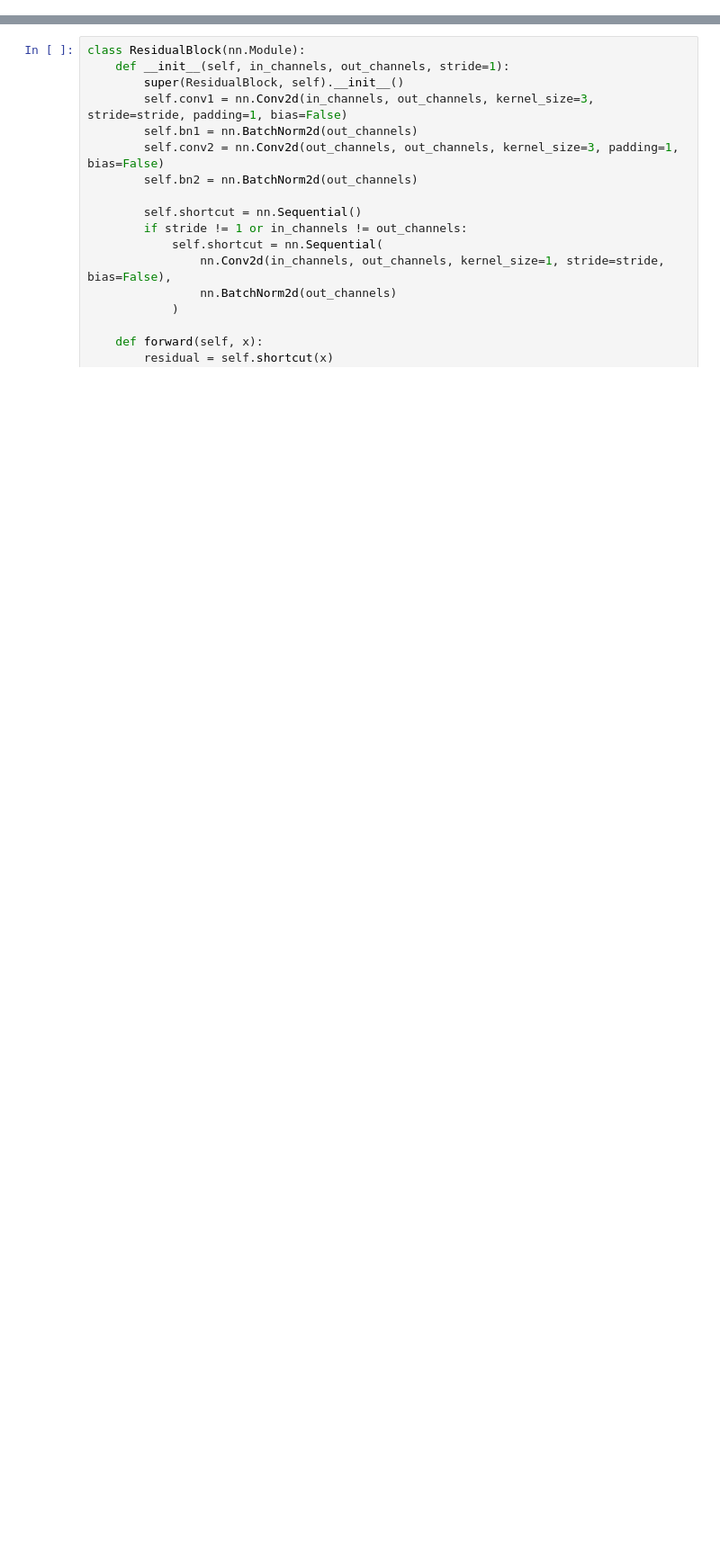
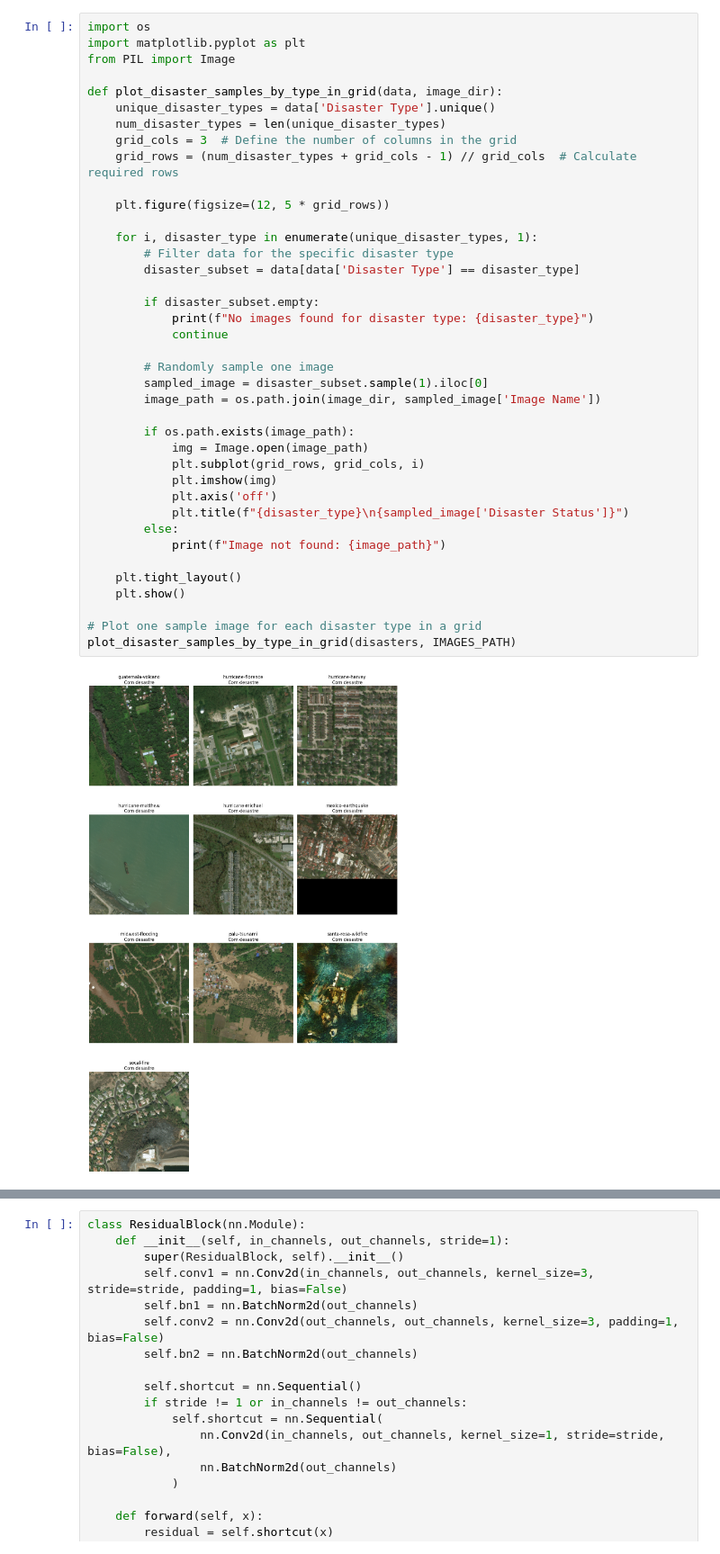
Before and after one commit to Gustavoaluiz/unsupervised_disaster, a Jupyter notebook: baseline_resnet.ipynb, the cells around one changed output, grey strips where cells are left out. Shown at 90% size. Drawn from its saved outputs; the diff is of its cells as text; blank space fills up the shorter version.

```diff
--- a/baseline_resnet.ipynb
+++ b/baseline_resnet.ipynb
@@ -96,0 +142,41 @@ import torch.nn.functional as F
+# %%
+import os
+import matplotlib.pyplot as plt
+from PIL import Image
+
+def plot_disaster_samples_by_type_in_grid(data, image_dir):
+    unique_disaster_types = data['Disaster Type'].unique()
+    num_disaster_types = len(unique_disaster_types)
+    grid_cols = 3  # Define the number of columns in the grid
+    grid_rows = (num_disaster_types + grid_cols - 1) // grid_cols  # Calculate required rows
+
+    plt.figure(figsize=(12, 5 * grid_rows))
+
+    for i, disaster_type in enumerate(unique_disaster_types, 1):
+        # Filter data for the specific disaster type
+        disaster_subset = data[data['Disaster Type'] == disaster_type]
+
+        if disaster_subset.empty:
+            print(f"No images found for disaster type: {disaster_type}")
+            continue
+
+        # Randomly sample one image
+        sampled_image = disaster_subset.sample(1).iloc[0]
+        image_path = os.path.join(image_dir, sampled_image['Image Name'])
+
+        if os.path.exists(image_path):
+            img = Image.open(image_path)
+            plt.subplot(grid_rows, grid_cols, i)
+            plt.imshow(img)
+            plt.axis('off')
+            plt.title(f"{disaster_type}\n{sampled_image['Disaster Status']}")
+        else:
+            print(f"Image not found: {image_path}")
+
+    plt.tight_layout()
+    plt.show()
+
+# Plot one sample image for each disaster type in a grid
+plot_disaster_samples_by_type_in_grid(disasters, IMAGES_PATH)
+# %% [output]
+[figure, added]
```
Also changed, not shown: parts of 38 cells of this notebook, 26 other files.
